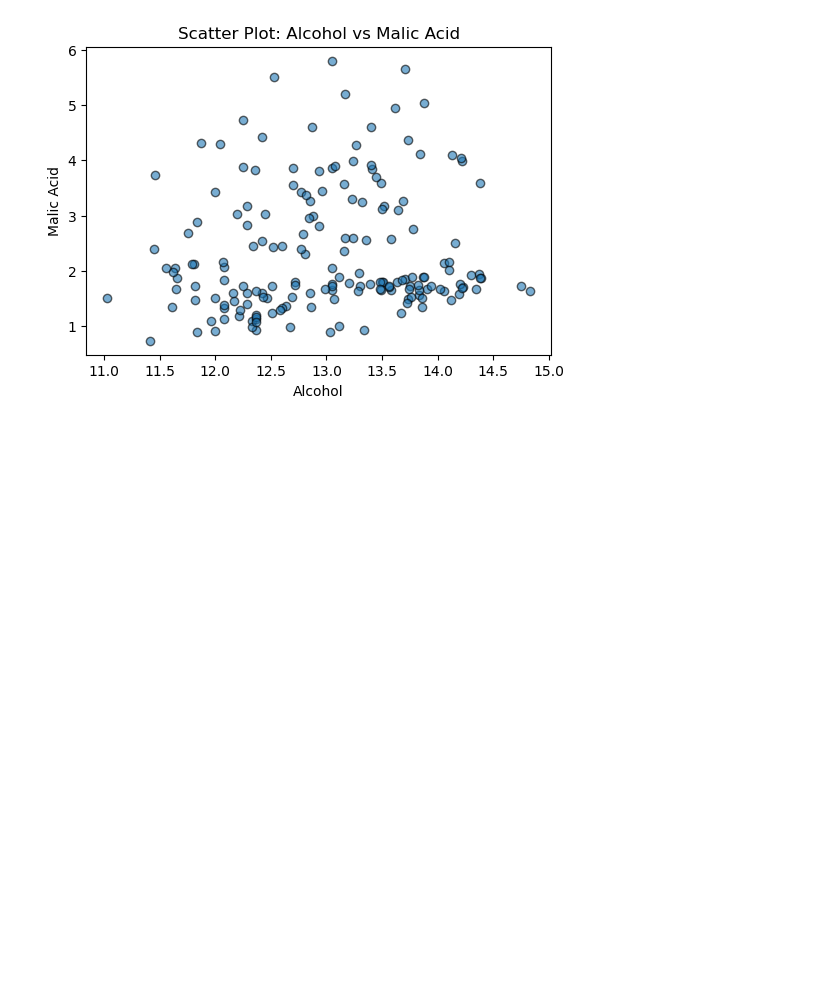
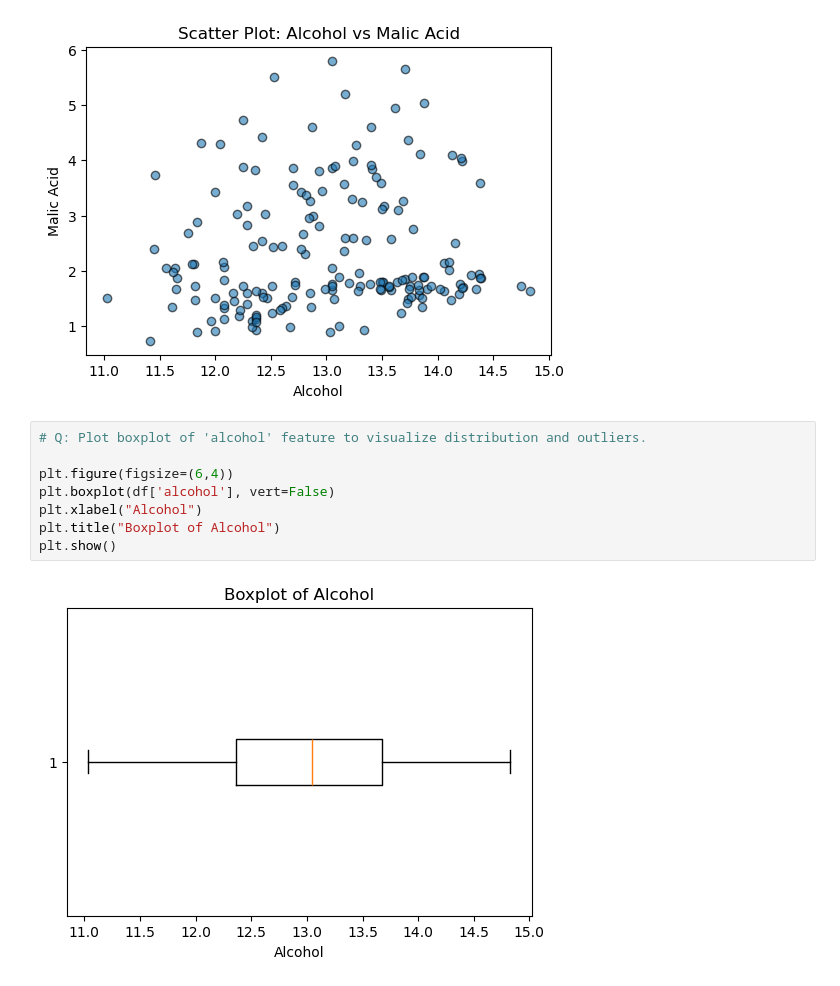
Before and after one commit to md-faiyazkhan/ml-practice, a Jupyter notebook: Matplotlib/Matplotlib.ipynb, the cells around one changed output. Saved outputs shown, nothing was run; the diff lists cells and outputs as text; blank space fills up the shorter version.

```diff
--- a/Matplotlib/Matplotlib.ipynb
+++ b/Matplotlib/Matplotlib.ipynb
@@ -128,3 +128,13 @@ plt.title("Scatter Plot: Alcohol vs Malic Acid")
 plt.show()
 # %% [output]
 [figure]
+# %%
+# Q: Plot boxplot of 'alcohol' feature to visualize distribution and outliers.
+
+plt.figure(figsize=(6,4))
+plt.boxplot(df['alcohol'], vert=False)
+plt.xlabel("Alcohol")
+plt.title("Boxplot of Alcohol")
+plt.show()
+# %% [output]
+[figure, added]
```
